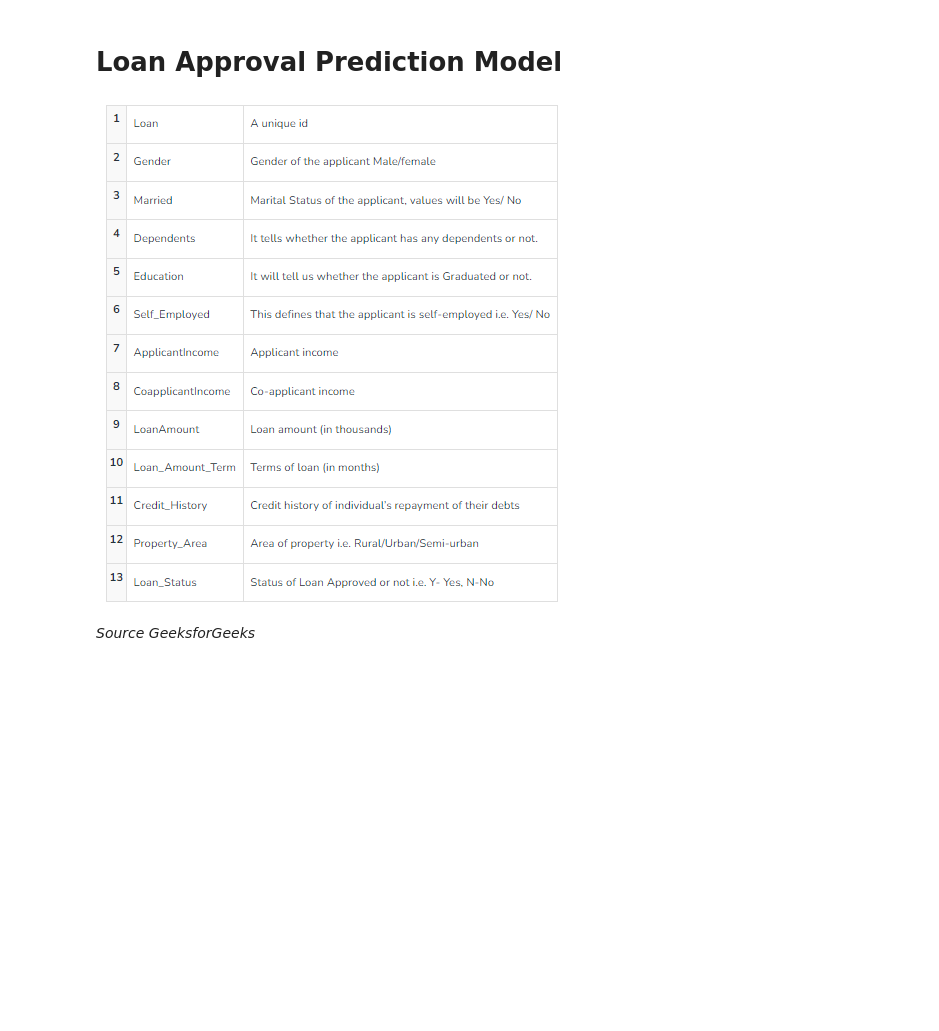
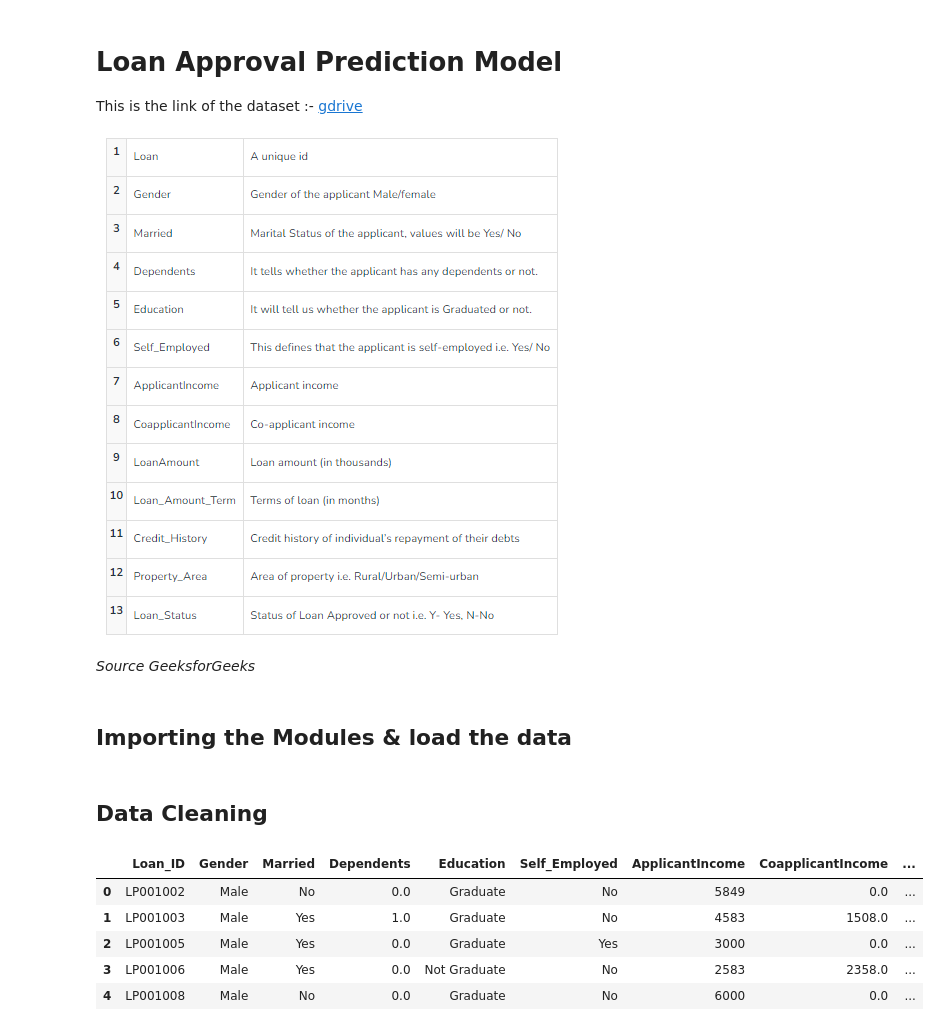
Before and after one commit to pravincoder/Tensorflow_models, a Jupyter notebook: Loan_Approval_Prediction_Model.ipynb, the cells around one changed output. Saved outputs shown, nothing was run; the diff lists cells and outputs as text; code cells hidden in the pictures; blank space fills up the shorter version.

Commit message:
Working on data preprocessing of the model

```diff
--- a/Loan_Approval_Prediction_Model.ipynb
+++ b/Loan_Approval_Prediction_Model.ipynb
@@ -2,7 +2,10 @@
 <a href="https://colab.research.google.com/github/pravincoder/Tensorflow_models/blob/main/Loan_Approval_Prediction_Model.ipynb" target="_parent"><img src="https://colab.research.google.com/assets/colab-badge.svg" alt="Open In Colab"/></a>
 # %% [markdown]
 # Loan Approval Prediction Model
+This is the link of the dataset :- [gdrive](https://drive.google.com/file/d/1LIvIdqdHDFEGnfzIgEh4L6GFirzsE3US/view?usp=sharing)
 
 ![LOAN PREDICTION.PNG](embedded-picture-1)
 
 _Source GeeksforGeeks_
+# %% [markdown]
+## Importing the Modules & load the data
@@ -8,0 +19,15 @@ _Source GeeksforGeeks_
+# %%
+# Load csv
+data = pd.read_csv('/content/drive/MyDrive/LoanApprovalPrediction.csv')
+# %% [markdown]
+## Data Cleaning
+# %%
+# Read the data
+data.head()
+# %% [output]
+|  | Loan_ID | Gender | Married | Dependents | Education | Self_Employed | ApplicantIncome | CoapplicantIncome | ... |
+| 0 | LP001002 | Male | No | 0.0 | Graduate | No | 5849 | 0.0 | ... |
+| 1 | LP001003 | Male | Yes | 1.0 | Graduate | No | 4583 | 1508.0 | ... |
+| 2 | LP001005 | Male | Yes | 0.0 | Graduate | Yes | 3000 | 0.0 | ... |
+| 3 | LP001006 | Male | Yes | 0.0 | Not Graduate | No | 2583 | 2358.0 | ... |
+| 4 | LP001008 | Male | No | 0.0 | Graduate | No | 6000 | 0.0 | ... |
```
Also changed, not shown: parts of 5 cells of this notebook.
